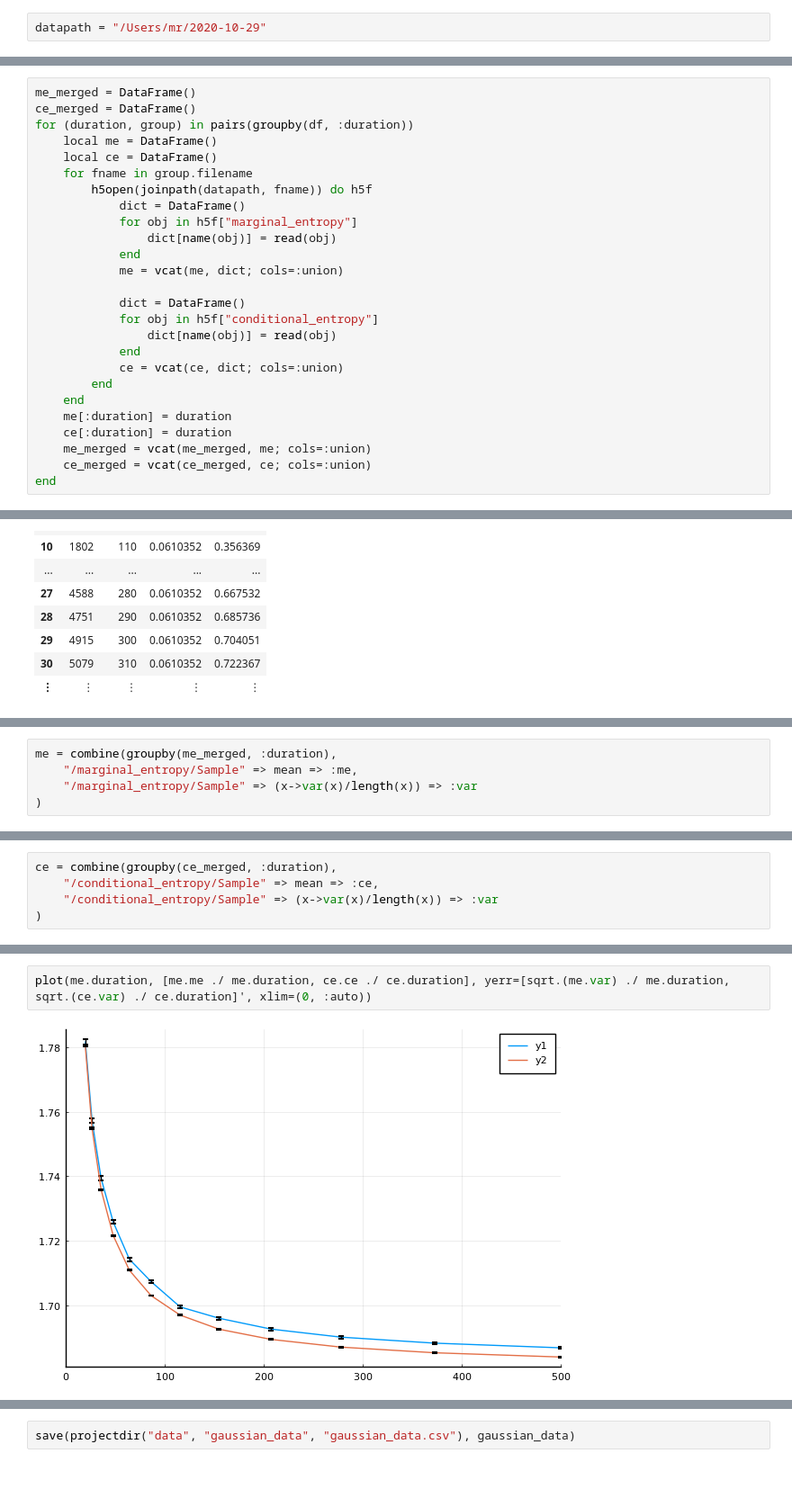
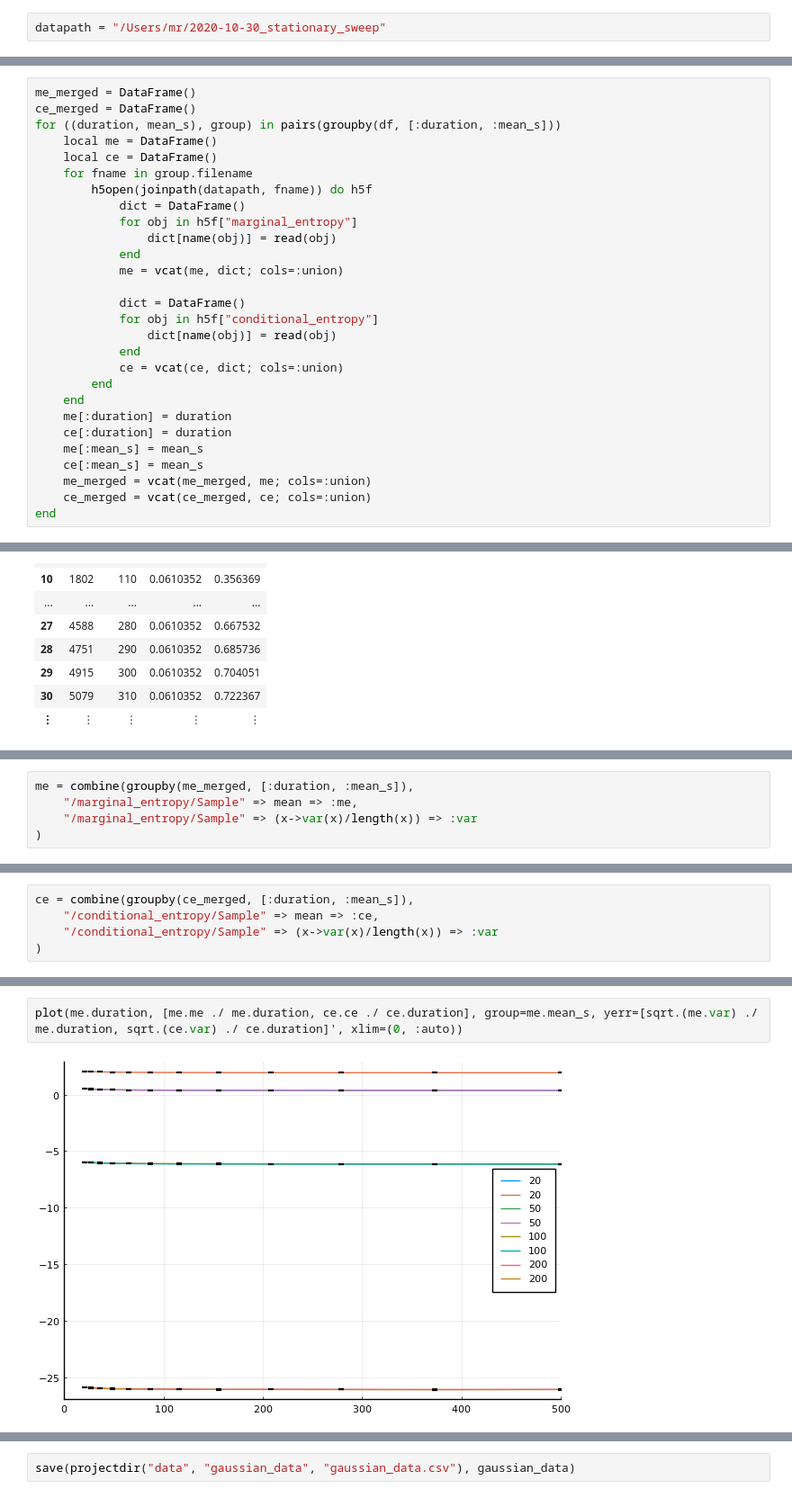
Before and after one commit to manuel-rhdt/PathWeightSampling.jl, a Jupyter notebook: _research/notebooks/merge_files.ipynb, the cells around one changed output, grey strips where cells are left out. Shown at 90% size. Cells and saved outputs as stored; diff of their text form.

```diff
--- a/_research/notebooks/merge_files.ipynb
+++ b/_research/notebooks/merge_files.ipynb
@@ -4,5 +4,5 @@ using DataFrames
 using HDF5
 using Statistics
 # %%
-datapath = "/Users/mr/2020-10-29"
+datapath = "/Users/mr/2020-10-30_stationary_sweep"
 # %% [output]
@@ -39,7 +39,7 @@ sort!(df, [:duration, :N])
 # %%
 me_merged = DataFrame()
 ce_merged = DataFrame()
-for (duration, group) in pairs(groupby(df, :duration))
+for ((duration, mean_s), group) in pairs(groupby(df, [:duration, :mean_s]))
     local me = DataFrame()
     local ce = DataFrame()
     for fname in group.filename
@@ -59,6 +59,8 @@ for (duration, group) in pairs(groupby(df, :duration))
     end
     me[:duration] = duration
     ce[:duration] = duration
+    me[:mean_s] = mean_s
+    ce[:mean_s] = mean_s
     me_merged = vcat(me_merged, me; cols=:union)
     ce_merged = vcat(ce_merged, ce; cols=:union)
 end
@@ -115,5 +135,5 @@ gaussian_data = DataFrame(load(projectdir("data", "gaussian_data", "gaussian_dat
 # %%
-me = combine(groupby(me_merged, :duration),
+me = combine(groupby(me_merged, [:duration, :mean_s]),
     "/marginal_entropy/Sample" => mean => :me,
     "/marginal_entropy/Sample" => (x->var(x)/length(x)) => :var
 )
@@ -136,5 +160,5 @@ me = combine(groupby(me_merged, :duration),
 # %%
-ce = combine(groupby(ce_merged, :duration),
+ce = combine(groupby(ce_merged, [:duration, :mean_s]),
     "/conditional_entropy/Sample" => mean => :ce,
     "/conditional_entropy/Sample" => (x->var(x)/length(x)) => :var
 )
@@ -183,7 +231,7 @@ plot!(p1, gaussian_data.times, gaussian_data.mi)
 # %%
-plot(me.duration, [me.me ./ me.duration, ce.ce ./ ce.duration], yerr=[sqrt.(me.var) ./ me.duration, sqrt.(ce.var) ./ ce.duration]', xlim=(0, :auto))
+plot(me.duration, [me.me ./ me.duration, ce.ce ./ ce.duration], group=me.mean_s, yerr=[sqrt.(me.var) ./ me.duration, sqrt.(ce.var) ./ ce.duration]', xlim=(0, :auto))
 # %% [output]
-[figure, old version]
+[figure, new version]
 # %%
 import GaussianMcmc
 using LinearAlgebra
```
Also changed, not shown: parts of 13 cells of this notebook, 3 other files.
